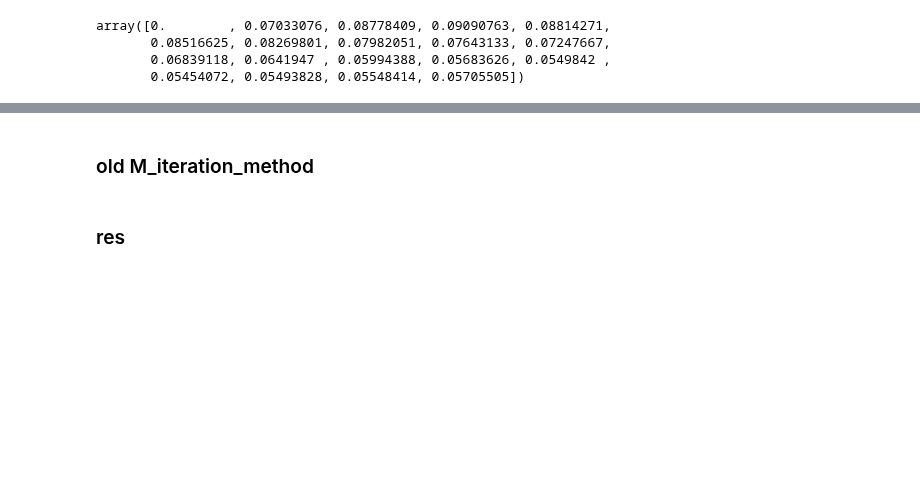
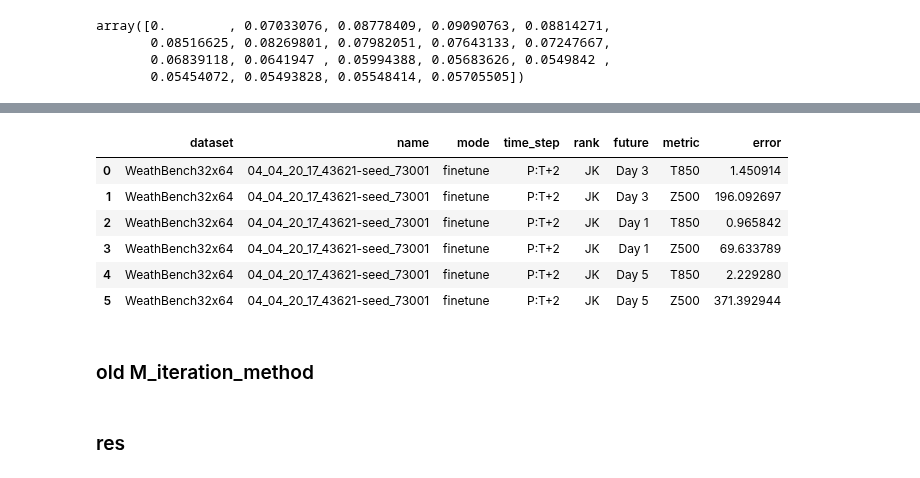
Before and after one commit to veya2ztn/Seq2SeqAutoregressiveModel, a Jupyter notebook: Error_propagation.ipynb, the cells around one changed output, grey strips where cells are left out. Saved outputs shown, nothing was run; the diff lists cells and outputs as text; code cells hidden in the pictures; blank space fills up the shorter version.

```diff
--- a/Error_propagation.ipynb
+++ b/Error_propagation.ipynb
@@ -761,0 +1657,37 @@ RuntimeError: Failed to process string with tex because latex could not be found
+# %%
+WB32X64_500k_Rog5_name = name = '03_08_22_12_33056-seed_73001'
+run = api.run(path=f"szztn951357/WeathBench32x64/run/32x05es0")
+if name not in filted_runs:filted_runs[name]={'config':{}, 'runs':[]}
+filted_runs[name]['config']['project'] = run.project
+filted_runs[name]['runs'].append(run)
+filted_runs[name]['config']['time_step'] = run.config['time_step']
+filted_runs[name]['config']['compute_graph_set'] = run.config['compute_graph_set'] if 'compute_graph_set' in run.config else 'normal'
+filted_runs[name]['config']['mode'] = 'finetune'
+filted_runs[name]['config']['consistancy_alpha'] = run.config['consistancy_alpha'] if not run.config['consistancy_eval'] else 'eval'
+time_steps = np.array([6,12,18,24,30,36,42,48,54,60,66,72,78,84,90,96,102,108,114,120,126,132])//6 - 1
+Z500s = [29.60892296,38.06017685,50.47886276,60.07801056,72.0438385,83.71723938,96.55443573,110.2935257,125.2653961,141.3131866,158.4923553,176.7962799,196.2006683,216.710556,238.3775787,261.168457,285.0789185,309.8445129,335.3869019,361.4940491,388.0979004,414.98172]
+T850s = [0.624318302,0.726119518,0.79351604,0.849171877,0.905733585,0.960660338,1.016245961,1.074061275,1.134914279,1.19953239,1.267264247,1.339838028,1.416642547,1.496783733,1.581108332,1.669597864,1.761876464,1.856951237,1.954890966,2.054151773,2.154876947,2.25683403]
+
+for time_step, Z500, T850 in zip(time_steps,Z500s,T850s):
+    if time_step not in filted_runs[name]['config']:filted_runs[name]['config'][time_step]={}
+    filted_runs[name]['config'][time_step]['Z500'] = Z500
+    filted_runs[name]['config'][time_step]['T850'] = T850
+# %%
+WB64X128_500k_Rog5_name = name = '03_20_02_59_35157-seed_73001'
+run = api.run(path=f"szztn951357/WeathBench64x128/run/cr8m0su8")
+if name not in filted_runs:filted_runs[name]={'config':{}, 'runs':[]}
+filted_runs[name]['config']['project'] = run.project
+filted_runs[name]['runs'].append(run)
+filted_runs[name]['config']['time_step'] = run.config['time_step']
+filted_runs[name]['config']['compute_graph_set'] = run.config['compute_graph_set'] if 'compute_graph_set' in run.config else 'normal'
+filted_runs[name]['config']['mode'] = 'finetune'
+
+filted_runs[name]['config']['consistancy_alpha'] = run.config['consistancy_alpha'] if not run.config['consistancy_eval'] else 'eval'
+time_steps = np.array([6, 12, 18, 24, 30, 36, 42, 48, 54, 60, 66, 72, 78, 84, 90, 96, 102, 108, 114, 120, 126, 132])//6 - 1
+Z500s = [24.477203369140625, 31.027057647705078, 37.666603088378906, 45.17385482788086, 53.8161735534668, 63.38022994995117, 73.69034576416016, 85.13078308105469, 97.656005859375, 111.3053207397461, 126.00320434570312, 141.9231719970703, 159.03323364257812, 177.4658966064453, 197.0707244873047, 217.9475860595703, 239.99282836914062, 263.1846618652344, 287.3429870605469, 312.4742126464844, 338.4400329589844, 365.054443359375]
+T850s = [0.47414880990982056, 0.5723146200180054, 0.6411155462265015, 0.7016205191612244, 0.75970059633255, 0.8175111413002014, 0.872929036617279, 0.930559515953064, 0.9895888566970825, 1.052137851715088, 1.1167758703231812, 1.1852641105651855, 1.2570942640304565, 1.3336669206619263, 1.4139862060546875, 1.4987837076187134, 1.5868386030197144, 1.6789697408676147, 1.7737840414047241, 1.872032642364502, 1.9725165367126465, 2.074586868286133]
+
+for time_step, Z500, T850 in zip(time_steps,Z500s,T850s):
+    if time_step not in filted_runs[name]['config']:filted_runs[name]['config'][time_step]={}
+    filted_runs[name]['config'][time_step]['Z500'] = Z500
+    filted_runs[name]['config'][time_step]['T850'] = T850
@@ -761,0 +1823,10 @@ RuntimeError: Failed to process string with tex because latex could not be found
+# %%
+df[df['rank']=='JK']
+# %% [output]
+|  | dataset | name | mode | time_step | rank | future | metric | error |
+| 0 | WeathBench32x64 | 04_04_20_17_43621-seed_73001 | finetune | P:T+2 | JK | Day 3 | T850 | 1.450914 |
+| 1 | WeathBench32x64 | 04_04_20_17_43621-seed_73001 | finetune | P:T+2 | JK | Day 3 | Z500 | 196.092697 |
+| 2 | WeathBench32x64 | 04_04_20_17_43621-seed_73001 | finetune | P:T+2 | JK | Day 1 | T850 | 0.965842 |
+| 3 | WeathBench32x64 | 04_04_20_17_43621-seed_73001 | finetune | P:T+2 | JK | Day 1 | Z500 | 69.633789 |
+| 4 | WeathBench32x64 | 04_04_20_17_43621-seed_73001 | finetune | P:T+2 | JK | Day 5 | T850 | 2.229280 |
+| 5 | WeathBench32x64 | 04_04_20_17_43621-seed_73001 | finetune | P:T+2 | JK | Day 5 | Z500 | 371.392944 |
```
Also changed, not shown: parts of 57 cells of this notebook, 1 other file.
